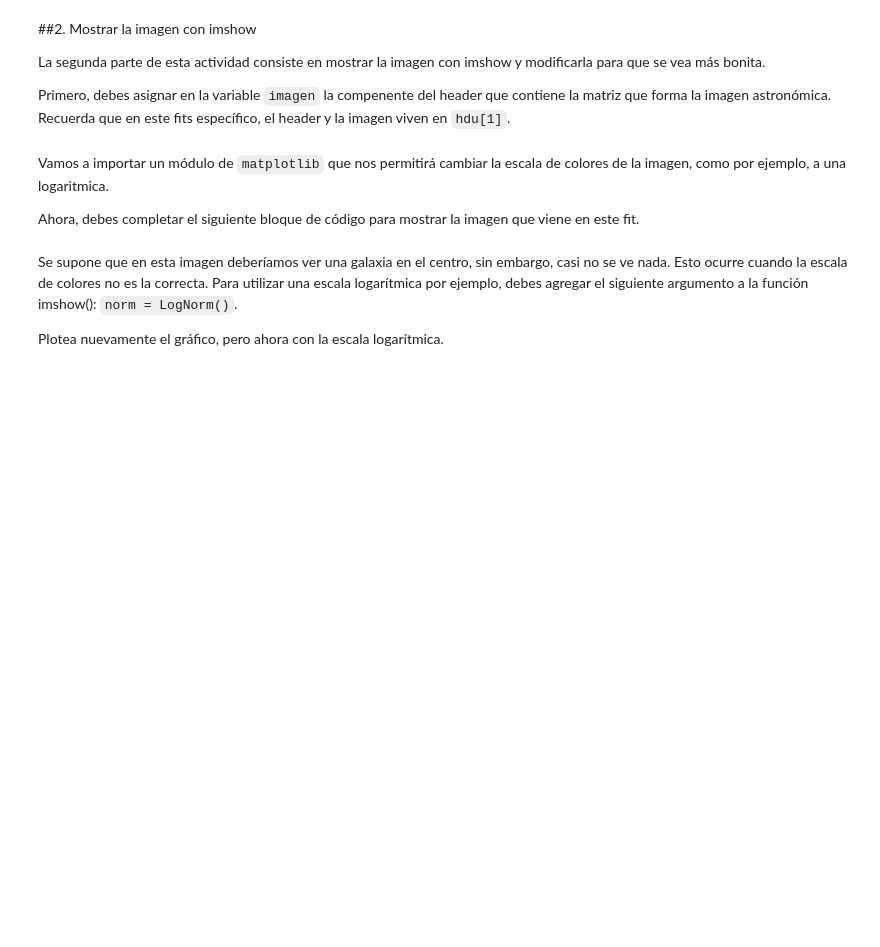
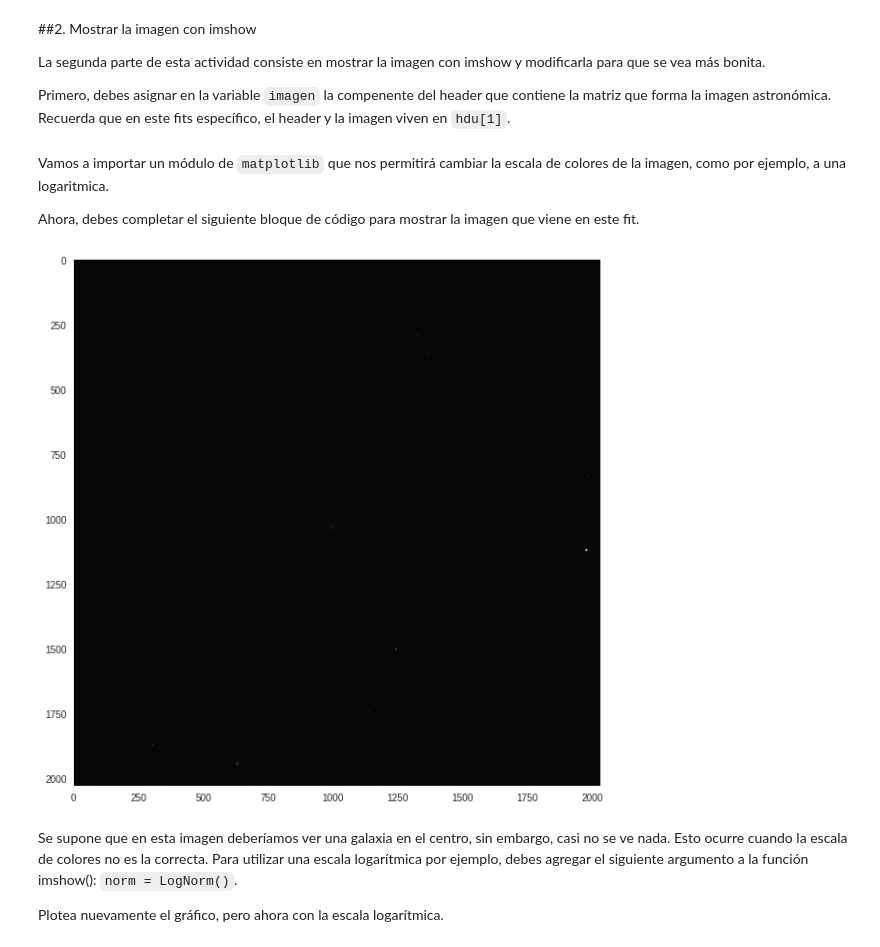
Before and after one commit to SimonSanfeliu/minitarea3, a Jupyter notebook: minitarea3.ipynb, the cells around one changed output. Drawn from its saved outputs; the diff is of its cells as text; code cells hidden in the pictures; blank space fills up the shorter version.

```diff
--- a/minitarea3.ipynb
+++ b/minitarea3.ipynb
@@ -113,14 +111,19 @@ imagen =
+# %%
+imagen = hdu[1].data
 # %% [markdown]
 Vamos a importar un módulo de `matplotlib` que nos permitirá cambiar la escala de colores de la imagen, como por ejemplo, a una logaritmica.
 
 Ahora, debes completar el siguiente bloque de código para mostrar la imagen que viene en este fit.
 # %%
 from matplotlib.colors import LogNorm
-
+plt.figure(figsize = (10,10))
+plt.imshow(imagen, cmap = 'gray')
 
 
 # El siguiente comando hará que no se vean las líneas sobre la imagen
 plt.grid(b=None)
+# %% [output]
+[figure, added]
 # %% [markdown]
 Se supone que en esta imagen deberíamos ver una galaxia en el centro, sin embargo, casi no se ve nada. Esto ocurre cuando la escala de colores no es la correcta. Para utilizar una escala logarítmica por ejemplo, debes agregar el siguiente argumento a la función imshow(): `norm = LogNorm()`.
 
```
Also changed, not shown: parts of 4 cells of this notebook.
